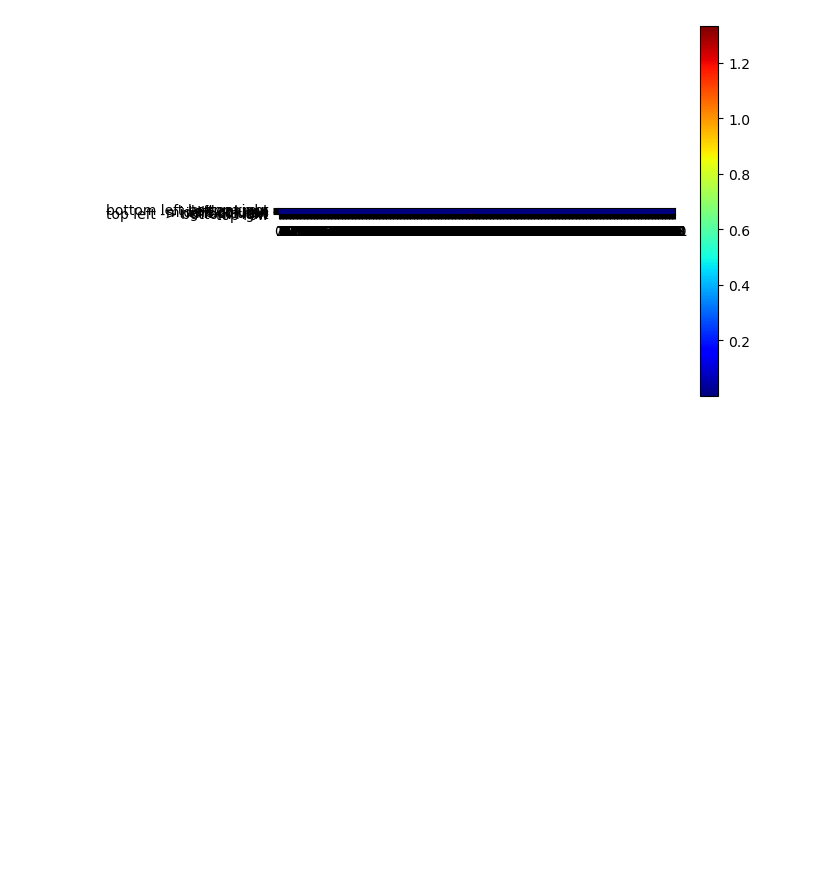
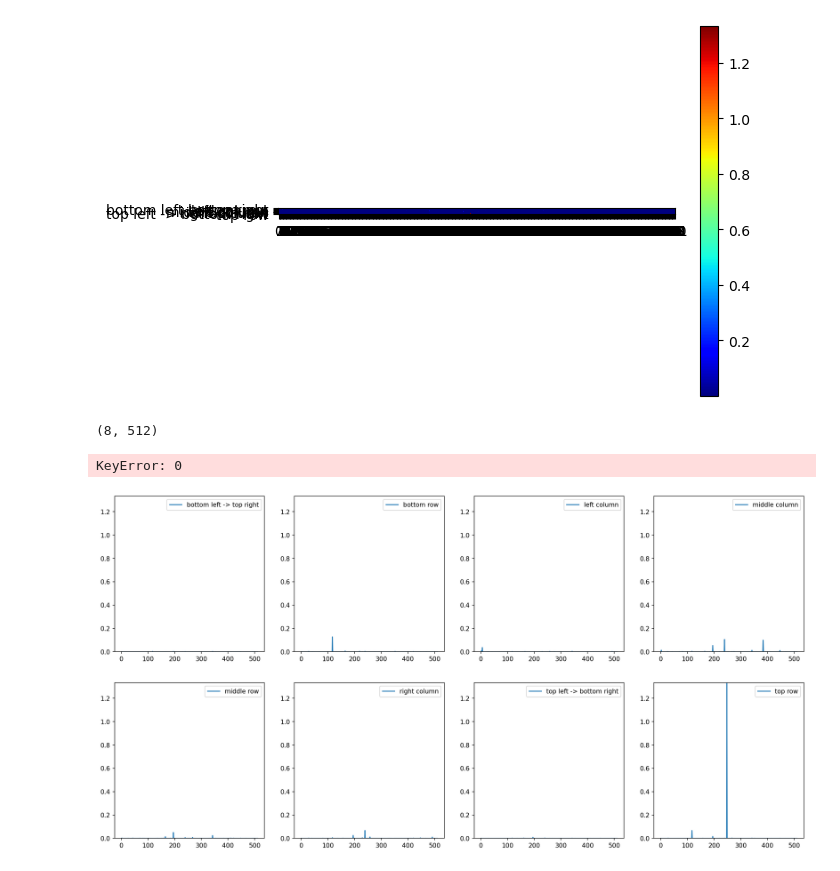
Before and after one commit to obayyub/Alphatoe, a Jupyter notebook: notebooks/230801_mlp_neuron_ablations.ipynb, the cells around one changed output. Drawn from its saved outputs; the diff is of its cells as text; code cells hidden in the pictures; blank space fills up the shorter version.

Commit message:
better subplots for neuron ablations

```diff
--- a/notebooks/230801_mlp_neuron_ablations.ipynb
+++ b/notebooks/230801_mlp_neuron_ablations.ipynb
@@ -160,6 +160,8 @@ df_ablation_losses = df_ablation_losses.copy()
 # %%
 # save csv
 df_ablation_losses.to_csv("../data/230801_mlp_neuron_ablations.csv", index=False)
+# %%
+df_ablation_losses = pd.read_csv("../data/230801_mlp_neuron_ablations.csv")
 # %%
 df_ablation_losses.head()
 # %% [output]
@@ -171,7 +173,7 @@ df_ablation_losses.head()
 | 4 | [0, 1, 3, 8, 6] | 0.000022 | 0.000021 | 0.001409 | 0.000025 | 8.344647e-07 | 1.193816 | 0.000010 | 0.000010 | 0.000005 | ... |
 5 rows × 514 columns
 # %%
-df_ablation_losses.drop("moves played", axis=1, inplace=True)
+df_ablation_losses.drop("", axis=1, inplace=True)
 # %%
 df_ablation_losses.head()
 # %% [output]
@@ -193,3 +195,24 @@ plt.yticks(np.arange(0, 8), labels=grouped.mean().index)
 plt.rcParams["figure.dpi"] = 150
 # %% [output]
 [figure]
+# %%
+grouped.mean().shape
+# %% [output]
+(8, 512)
+# %%
+groupedp.mean()[0]
+# %% [output]
+KeyError: 0
+# %%
+plt.figure(figsize=(20, 10))
+data = grouped.mean()
+mv = data.to_numpy().max()
+labels = data.index.to_list()
+for i, row in enumerate(data.to_numpy()):
+    # print(row)
+    plt.subplot(2, 4, i + 1)
+    plt.plot(row, label=labels[i])
+    plt.ylim(0, mv)
+    plt.legend()
+# %% [output]
+[figure, added]
```
Also changed, not shown: parts of 1 cell of this notebook.
